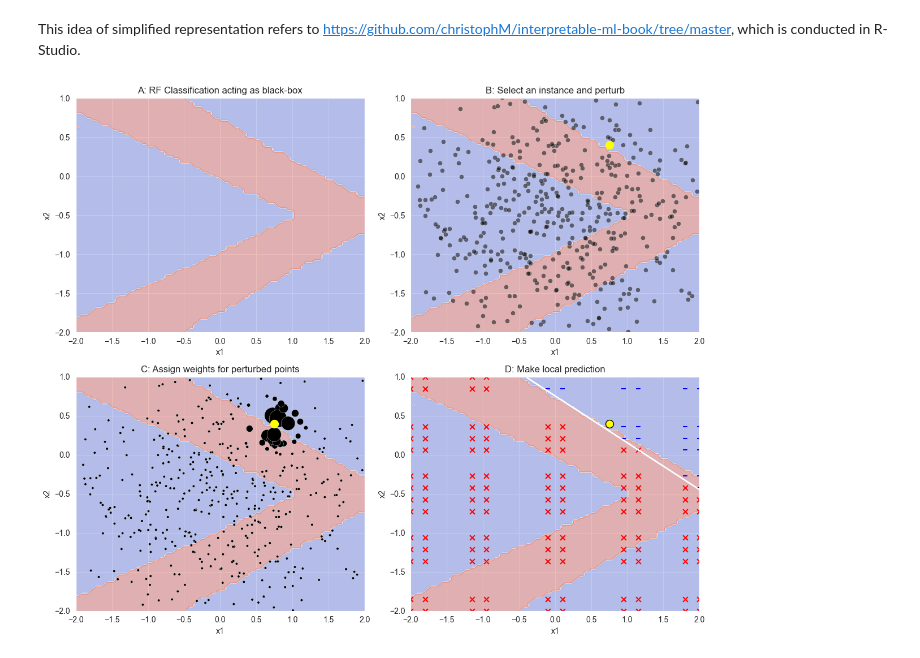
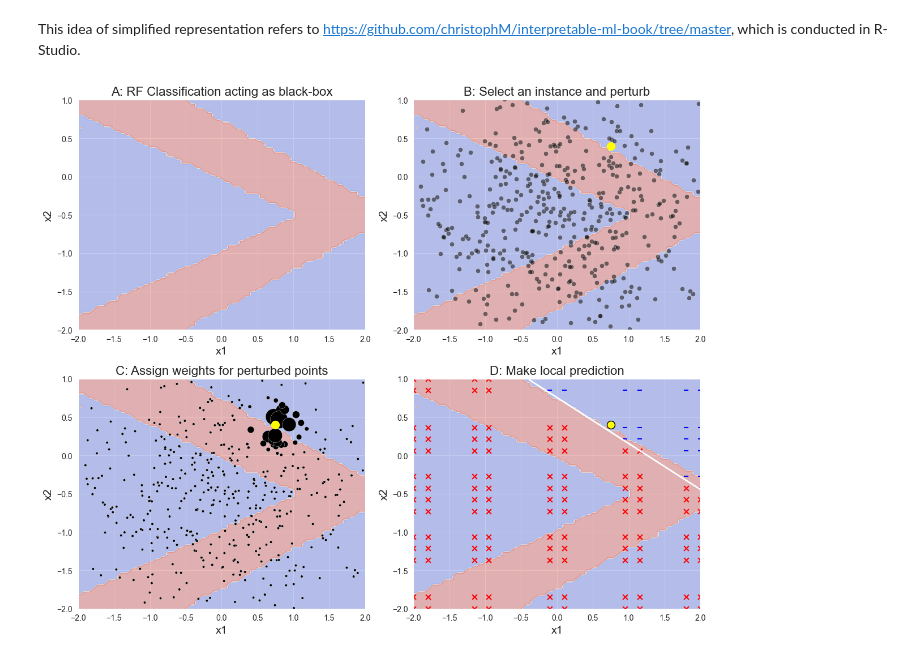
Before and after one commit to JuHaoran66/LIME, a Jupyter notebook: simplified presentation_linear.ipynb, the cells around one changed output. Drawn from its saved outputs; the diff is of its cells as text; code cells hidden in the pictures.

```diff
--- a/simplified presentation_linear.ipynb
+++ b/simplified presentation_linear.ipynb
@@ -86,76 +86,76 @@ grid_df_small['explained_class'] = np.round(grid_df_small['explained'])
 # %%
 
 fig, axs = plt.subplots(2, 2, figsize=(12, 10))
-#plotA: black box decision Boundary
+
+# Plot A: Black box decision boundary
 plt.sca(axs[0, 0])
-plt.title("A: RF Classification acting as black-box")
+plt.title("A: RF Classification acting as black-box", fontsize=16)
 plt.contourf(grid_x1, grid_x2, grid_df['predicted'].values.reshape(n_grid, n_grid), alpha=0.35, cmap='coolwarm')
 plt.xlim(-2, 2)
 plt.ylim(-2, 1)
-plt.xlabel("x1")
-plt.ylabel("x2")
+plt.xlabel("x1", fontsize=14)
+plt.ylabel("x2", fontsize=14)
 
 # Plot B: Adding sampled points and explanation points
 plt.sca(axs[0, 1])
-plt.title("B: Select an instance and perturb")
+plt.title("B: Select an instance and perturb", fontsize=16)
 plt.contourf(grid_x1, grid_x2, grid_df['predicted'].values.reshape(n_grid, n_grid), alpha=0.35, cmap='coolwarm')
 sns.scatterplot(x='x1', y='x2', data=df_sample, color='black', alpha=0.5)
 plt.scatter(df_explain['x1'], df_explain['x2'], color='yellow', s=100, label='Explained Point')
 plt.xlim(-2, 2)
 plt.ylim(-2, 1)
-plt.xlabel("x1")
-plt.ylabel("x2")
+plt.xlabel("x1", fontsize=14)
+plt.ylabel("x2", fontsize=14)
 
-# plot C: Sample Weight Distribution
+# Plot C: Sample weight distribution
 plt.sca(axs[1, 0])
-plt.title("C: Assign weights for perturbed points")
+plt.title("C: Assign weights for perturbed points", fontsize=16)
 plt.contourf(grid_x1, grid_x2, grid_df['predicted'].values.reshape(n_grid, n_grid), alpha=0.35, cmap='coolwarm')
 sns.scatterplot(x='x1', y='x2', size='weights', data=df_sample, sizes=(10, 500), legend=False, color='black')
 plt.scatter(df_explain['x1'], df_explain['x2'], color='yellow', s=100, label='Explained Point')
 plt.xlim(-2, 2)
 plt.ylim(-2, 1)
-plt.xlabel("x1")
-plt.ylabel("x2")
+plt.xlabel("x1", fontsize=14)
+plt.ylabel("x2", fontsize=14)
 
-## plotD: Decision Boundary of the Local Model Explanation
+# Plot D: Decision boundary of the local model explanation
 plt.sca(axs[1, 1])
-plt.title("D: Make local prediction")
-#black box boundary
+plt.title("D: Make local prediction", fontsize=16)
 plt.contourf(
     grid_x1, grid_x2,
     grid_df['predicted'].values.reshape(n_grid, n_grid),
     alpha=0.35, cmap='coolwarm')
 
-#+ and -
+# + and -
 plt.scatter(
     grid_df_small[grid_df_small['explained_class'] == 1]['x1'],
     grid_df_small[grid_df_small['explained_class'] == 1]['x2'],
     color='red', marker='x', s=40, label='Local Class 1'
 )
 plt.scatter(
     grid_df_small[grid_df_small['explained_class'] == 0]['x1'],
     grid_df_small[grid_df_small['explained_class'] == 0]['x2'],
     color='blue', marker='_', s=40, label='Local Class 0'
 )
 
-#instance point
+# Instance point
 plt.scatter(
     df_explain['x1'], df_explain['x2'],
     color='yellow', edgecolor='black', s=100, label='Explained Point'
 )
 
-# Decision Boundary of Logistic Regression
+# Decision boundary of logistic regression
 plt.plot(
     logistic_boundary_df['x1'], logistic_boundary_df['x2'],
     color='white', linewidth=2, label='Logistic Boundary'
 )
 plt.xlim(-2, 2)
 plt.ylim(-2, 1)
-plt.xlabel("x1")
-plt.ylabel("x2")
+plt.xlabel("x1", fontsize=14)
+plt.ylabel("x2", fontsize=14)
 
 plt.tight_layout()
 plt.savefig("results/algo.png")
 plt.show()
 # %% [output]
-[figure, old version]
+[figure, new version]
```
Also changed, not shown: 24 other files.
